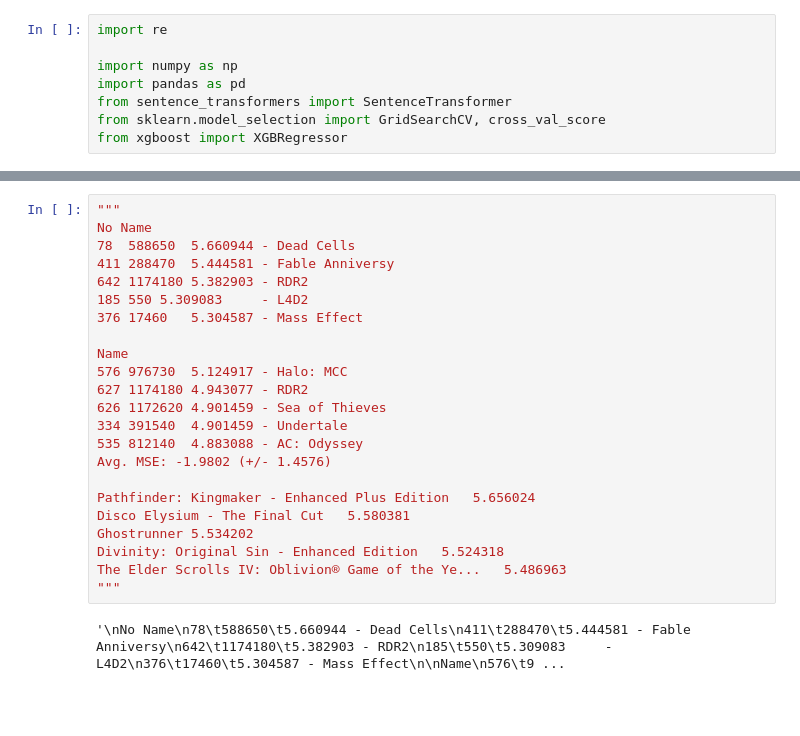
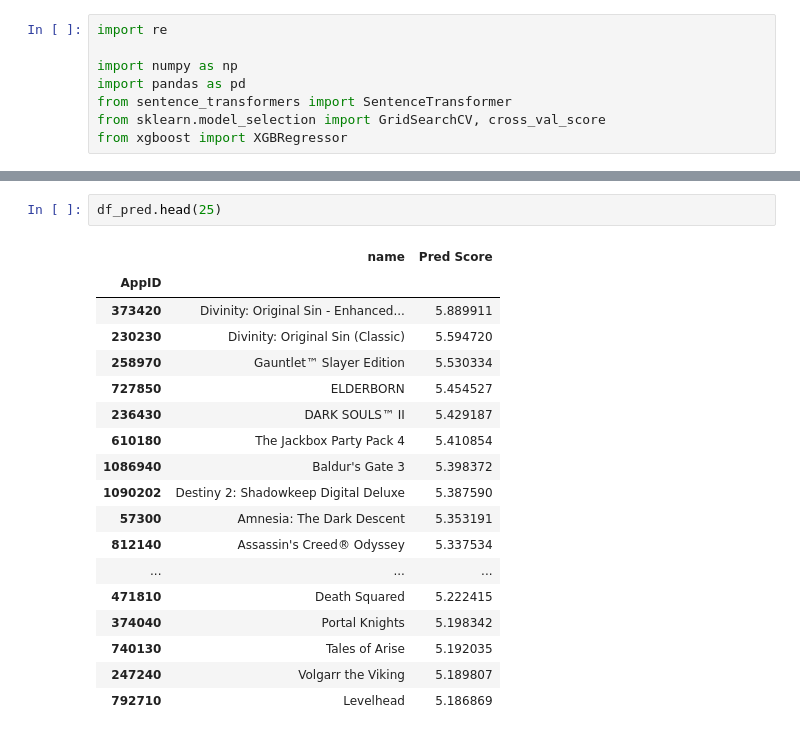
Before and after one commit to mcminnra/vgr, a Jupyter notebook: prototyping.ipynb, the cells around one changed output, grey strips where cells are left out. Saved outputs shown, nothing was run; the diff lists cells and outputs as text; blank space fills up the shorter version.

```diff
--- a/prototyping.ipynb
+++ b/prototyping.ipynb
@@ -191,28 +175,24 @@ df_pred
-# %%
-"""
-No Name
-78	588650	5.660944 - Dead Cells
-411	288470	5.444581 - Fable Anniversy
-642	1174180	5.382903 - RDR2
-185	550	5.309083     - L4D2
-376	17460	5.304587 - Mass Effect
-
-Name
-576	976730	5.124917 - Halo: MCC
-627	1174180	4.943077 - RDR2
-626	1172620	4.901459 - Sea of Thieves
-334	391540	4.901459 - Undertale
-535	812140	4.883088 - AC: Odyssey
-Avg. MSE: -1.9802 (+/- 1.4576)
-
-Pathfinder: Kingmaker - Enhanced Plus Edition	5.656024
-Disco Elysium - The Final Cut	5.580381
-Ghostrunner	5.534202
-Divinity: Original Sin - Enhanced Edition	5.524318
-The Elder Scrolls IV: Oblivion® Game of the Ye...	5.486963
-"""
-# %% [output]
-'\nNo Name\n78\t588650\t5.660944 - Dead Cells\n411\t288470\t5.444581 - Fable Anniversy\n642\t1174180\t5.382903 - RDR2\n185\t550\t5.309083     - L4D2\n376\t17460\t5.304587 - Mass Effect\n\nName\n576\t9 ...
+# %%
+df_pred.head(25)
+# %% [output]
+|  | name | Pred Score |
+| AppID |  |  |
+| 373420 | Divinity: Original Sin - Enhanced... | 5.889911 |
+| 230230 | Divinity: Original Sin (Classic) | 5.594720 |
+| 258970 | Gauntlet™ Slayer Edition | 5.530334 |
+| 727850 | ELDERBORN | 5.454527 |
+| 236430 | DARK SOULS™ II | 5.429187 |
+| 610180 | The Jackbox Party Pack 4 | 5.410854 |
+| 1086940 | Baldur's Gate 3 | 5.398372 |
+| 1090202 | Destiny 2: Shadowkeep Digital Deluxe | 5.387590 |
+| 57300 | Amnesia: The Dark Descent | 5.353191 |
+| 812140 | Assassin's Creed® Odyssey | 5.337534 |
+| ... | ... | ... |
+| 471810 | Death Squared | 5.222415 |
+| 374040 | Portal Knights | 5.198342 |
+| 740130 | Tales of Arise | 5.192035 |
+| 247240 | Volgarr the Viking | 5.189807 |
+| 792710 | Levelhead | 5.186869 |
 # %%
 for i , (col, imp) in enumerate(sorted(zip(X_pred.columns, model.feature_importances_), key=lambda x: x[1], reverse=True)):
     print(f'{i+1}:\t {col} - {imp}')
```
Also changed, not shown: parts of 5 cells of this notebook.
